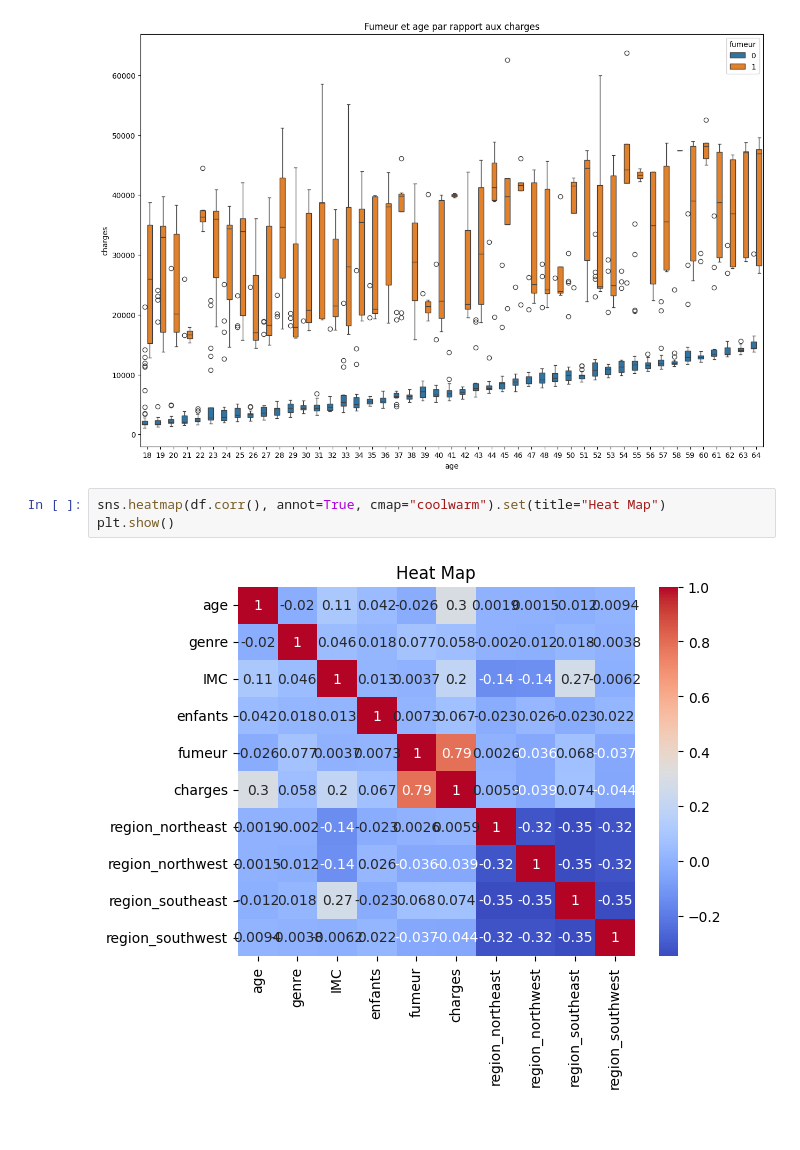
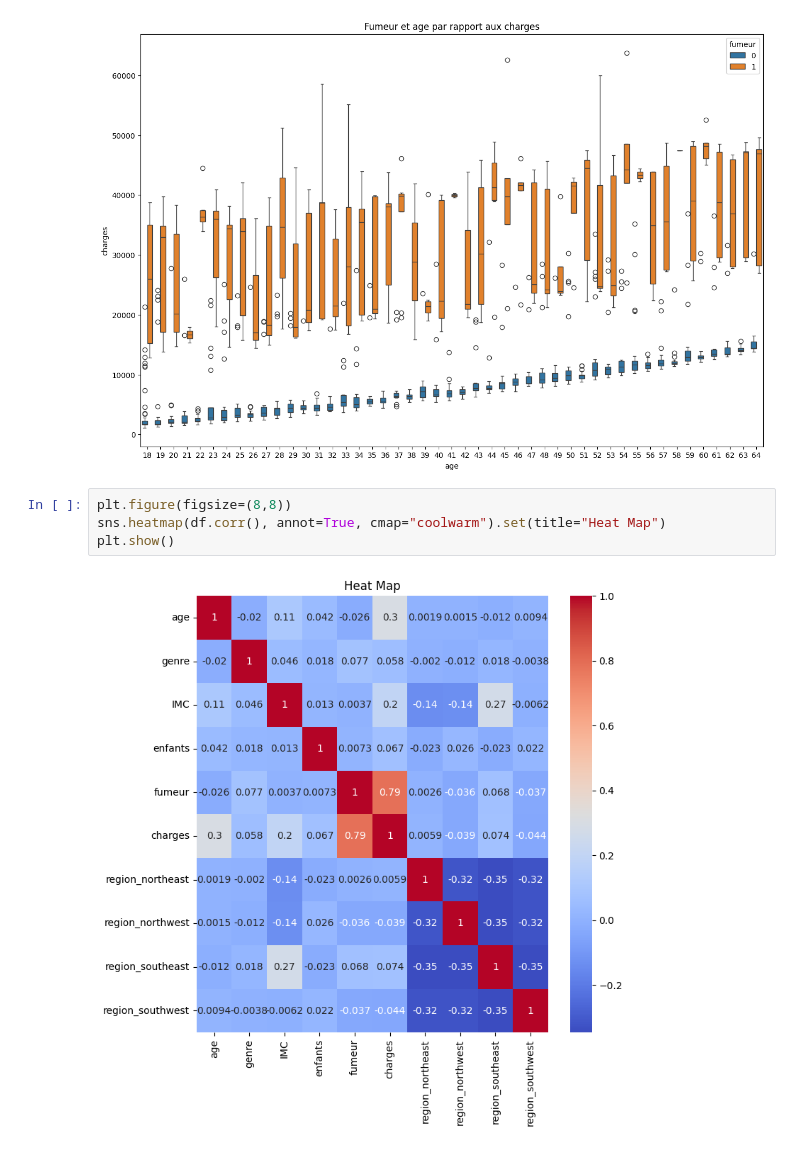
Before and after one commit to Daviddavid-sudo/Briefprimeassurance, a Jupyter notebook: analyse.ipynb, the cells around one changed output. Cells and saved outputs as stored; diff of their text form.

```diff
--- a/analyse.ipynb
+++ b/analyse.ipynb
@@ -286,7 +286,8 @@ sns.boxplot(data=df, x="age", y="charges", hue="fumeur").set(title="Fumeur et ag
 [Text(0.5, 1.0, 'Fumeur et age par rapport aux charges')]
 [figure]
 # %%
+plt.figure(figsize=(8,8))
 sns.heatmap(df.corr(), annot=True, cmap="coolwarm").set(title="Heat Map")
 plt.show()
 # %% [output]
-[figure, old version]
+[figure, new version]
```
